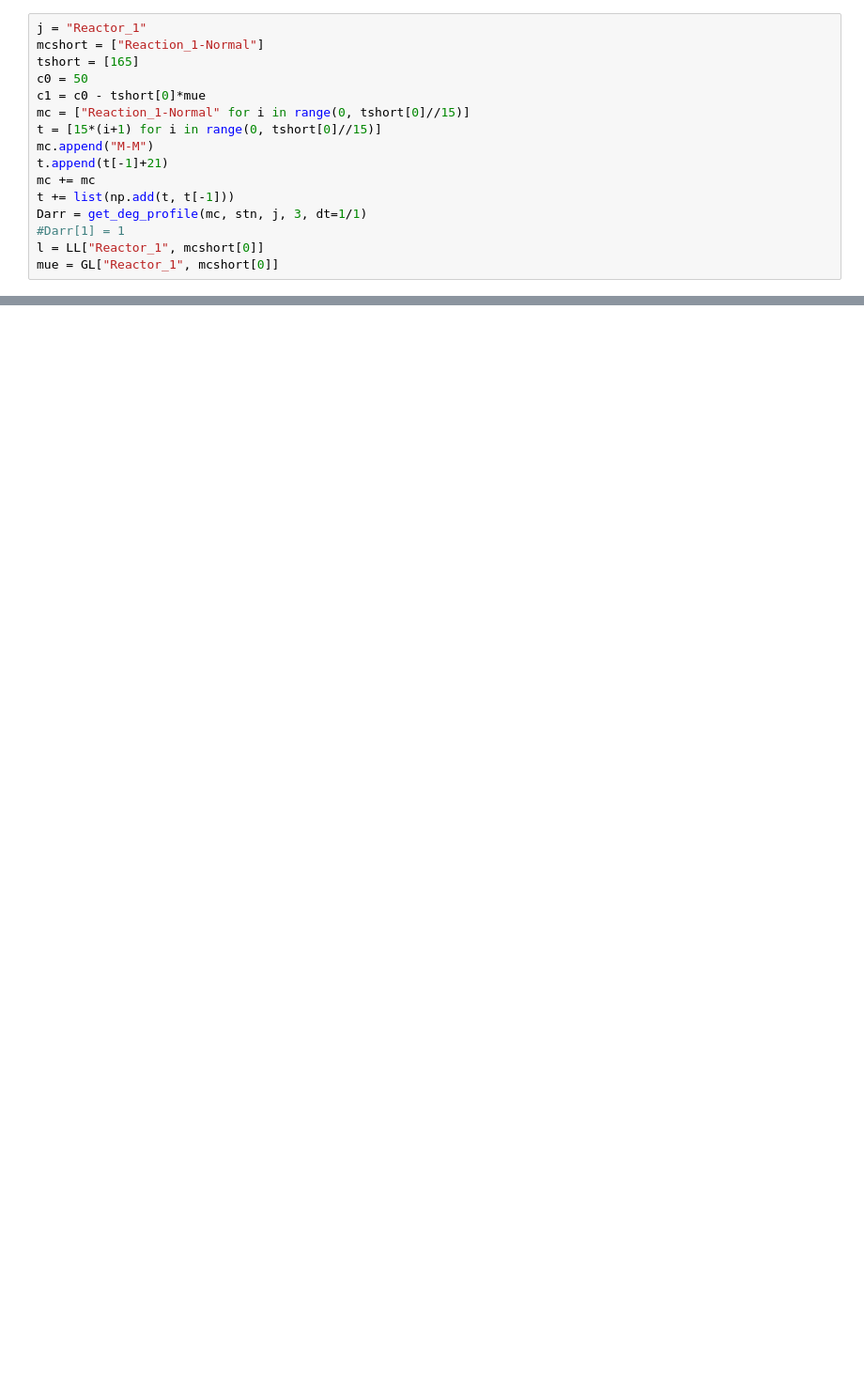
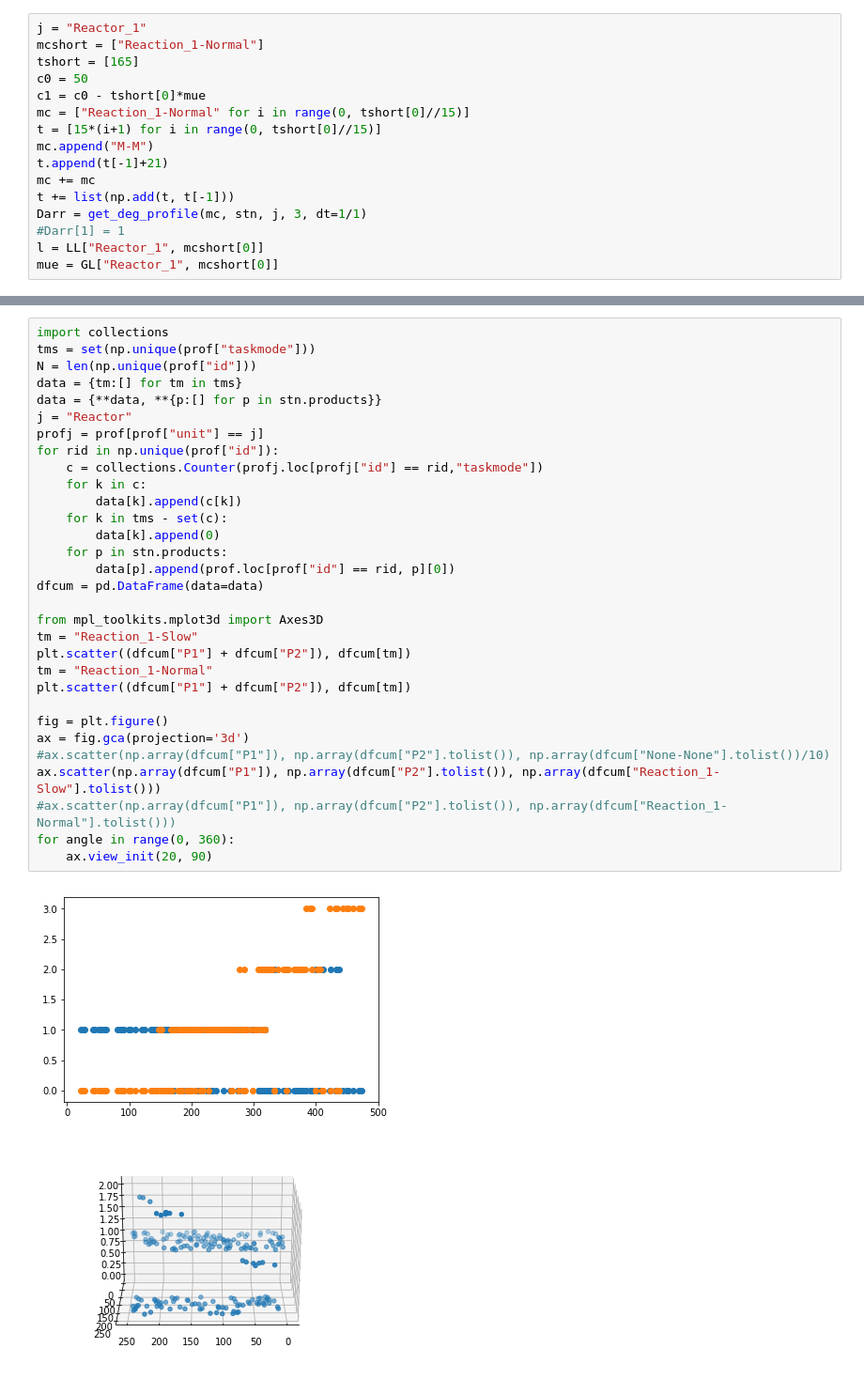
Before and after one commit to johwiebe/stn, a Jupyter notebook: STN/getMC.ipynb, the cells around one changed output, grey strips where cells are left out. Shown at 94% size. Saved outputs shown, nothing was run; the diff lists cells and outputs as text; blank space fills up the shorter version.

```diff
--- a/STN/getMC.ipynb
+++ b/STN/getMC.ipynb
@@ -755,0 +584,34 @@ plt.scatter((dfcum["S4"]), dfcum[tm])
+# %%
+import collections
+tms = set(np.unique(prof["taskmode"]))
+N = len(np.unique(prof["id"]))
+data = {tm:[] for tm in tms}
+data = {**data, **{p:[] for p in stn.products}}
+j = "Reactor"
+profj = prof[prof["unit"] == j]
+for rid in np.unique(prof["id"]):
+    c = collections.Counter(profj.loc[profj["id"] == rid,"taskmode"])
+    for k in c:
+        data[k].append(c[k])
+    for k in tms - set(c):
+        data[k].append(0)
+    for p in stn.products:
+        data[p].append(prof.loc[prof["id"] == rid, p][0])
+dfcum = pd.DataFrame(data=data)
+
+from mpl_toolkits.mplot3d import Axes3D
+tm = "Reaction_1-Slow"
+plt.scatter((dfcum["P1"] + dfcum["P2"]), dfcum[tm])
+tm = "Reaction_1-Normal"
+plt.scatter((dfcum["P1"] + dfcum["P2"]), dfcum[tm])
+
+fig = plt.figure()
+ax = fig.gca(projection='3d')
+#ax.scatter(np.array(dfcum["P1"]), np.array(dfcum["P2"].tolist()), np.array(dfcum["None-None"].tolist())/10)
+ax.scatter(np.array(dfcum["P1"]), np.array(dfcum["P2"].tolist()), np.array(dfcum["Reaction_1-Slow"].tolist()))
+#ax.scatter(np.array(dfcum["P1"]), np.array(dfcum["P2"].tolist()), np.array(dfcum["Reaction_1-Normal"].tolist()))
+for angle in range(0, 360):
+    ax.view_init(20, 90)
+# %% [output]
+[figure, added]
+[figure, added]
```
Also changed, not shown: parts of 33 cells of this notebook, 11 other files.
